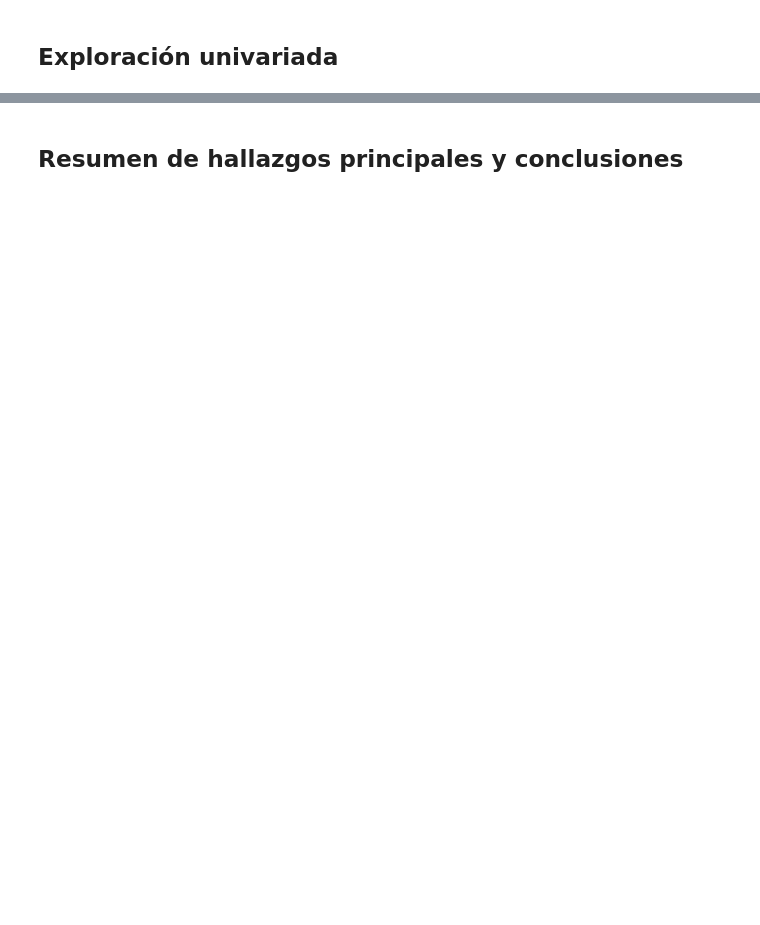
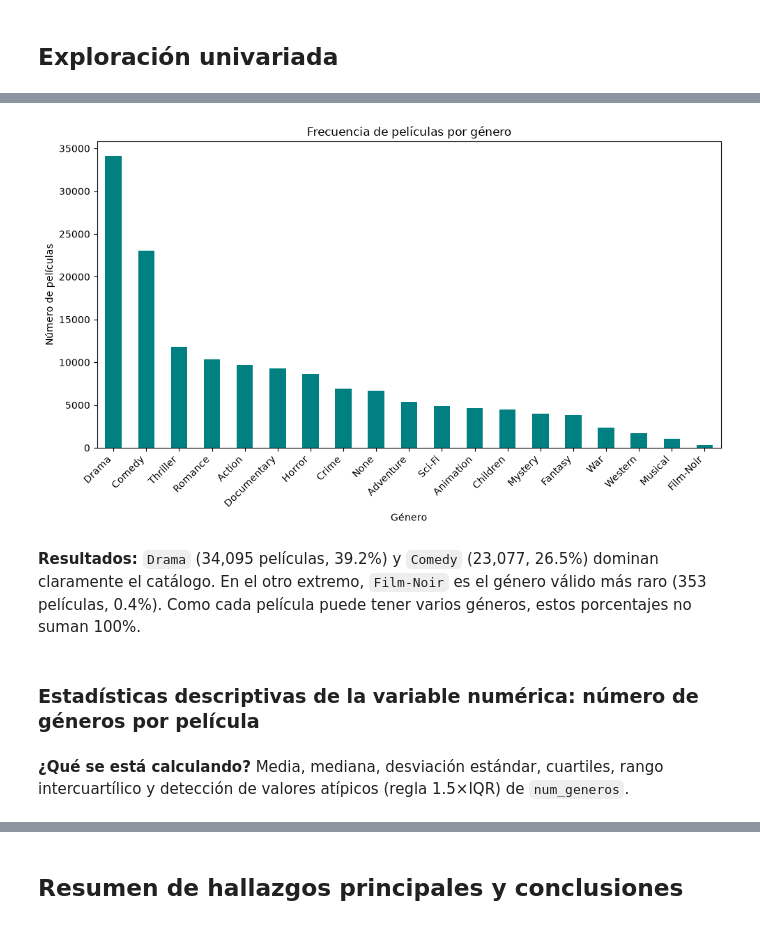
Before and after one commit to AndresCalderonRamirez/Parcial-DIGD, a Jupyter notebook: notebooks/exploration/main/movies.ipynb, the cells around one changed output, grey strips where cells are left out. Drawn from its saved outputs; the diff is of its cells as text; code cells hidden in the pictures; blank space fills up the shorter version.

```diff
--- a/notebooks/exploration/main/movies.ipynb
+++ b/notebooks/exploration/main/movies.ipynb
@@ -24,0 +182,5 @@ movies = utils_.get_genre_columns(movies)
+# %%
+frecuencias_genero = movies[genre_cols + ['None']].sum().sort_values(ascending=False)
+proporciones_genero = (frecuencias_genero / len(movies) * 100).round(2)
+
+pd.DataFrame({'frecuencia': frecuencias_genero, 'porcentaje (%)': proporciones_genero})
@@ -24,0 +205,17 @@ movies = utils_.get_genre_columns(movies)
+# %%
+plt.figure(figsize=(10, 6))
+frecuencias_genero.plot(kind='bar', color='teal')
+plt.xlabel('Género')
+plt.ylabel('Número de películas')
+plt.title('Frecuencia de películas por género')
+plt.xticks(rotation=45, ha='right')
+plt.tight_layout()
+plt.show()
+# %% [output]
+[figure, added]
+# %% [markdown]
+**Resultados:** `Drama` (34,095 películas, 39.2%) y `Comedy` (23,077, 26.5%) dominan claramente el catálogo. En el otro extremo, `Film-Noir` es el género válido más raro (353 películas, 0.4%). Como cada película puede tener varios géneros, estos porcentajes no suman 100%.
+# %% [markdown]
+### Estadísticas descriptivas de la variable numérica: número de géneros por película
+# %% [markdown]
+**¿Qué se está calculando?** Media, mediana, desviación estándar, cuartiles, rango intercuartílico y detección de valores atípicos (regla 1.5×IQR) de `num_generos`.
```
Also changed, not shown: parts of 33 cells of this notebook, 1 other file.
